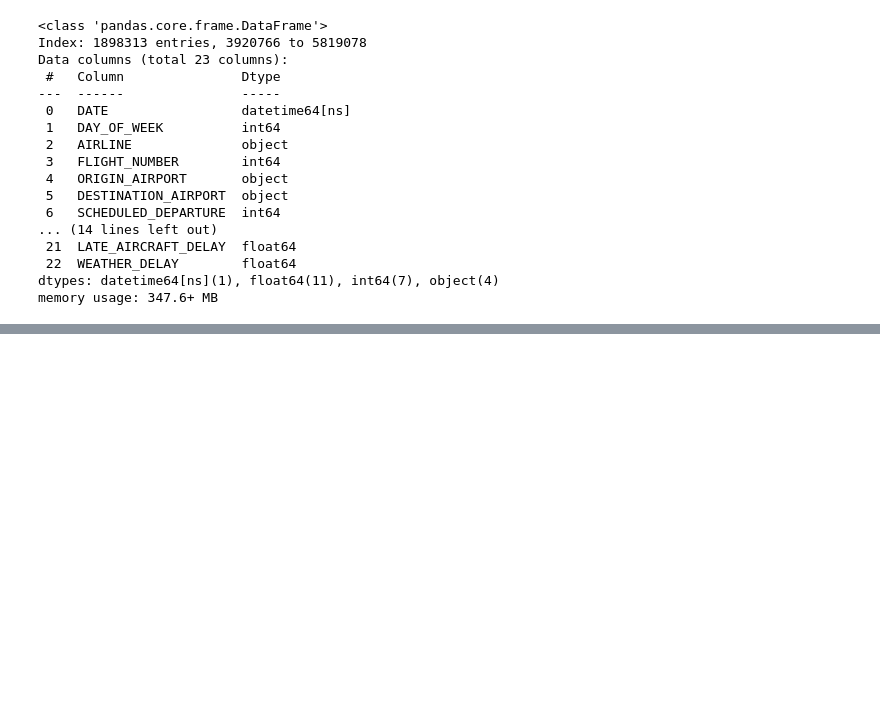
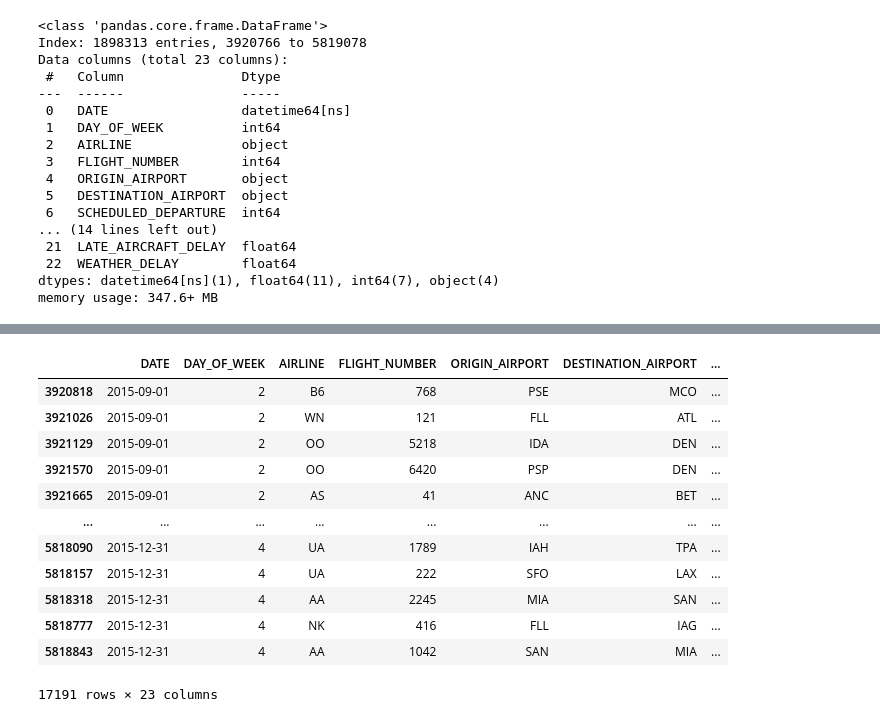
Before and after one commit to dmusili/airlineproject1, a Jupyter notebook: Third_Quarter_Flights.ipynb, the cells around one changed output, grey strips where cells are left out. Saved outputs shown, nothing was run; the diff lists cells and outputs as text; code cells hidden in the pictures; blank space fills up the shorter version.

```diff
--- a/Third_Quarter_Flights.ipynb
+++ b/Third_Quarter_Flights.ipynb
@@ -130,0 +200,16 @@ Name: count, Length: 920, dtype: int64
+# %%
+third_quarter.loc[third_quarter['CANCELLED'] >= 1]
+# %% [output]
+|  | DATE | DAY_OF_WEEK | AIRLINE | FLIGHT_NUMBER | ORIGIN_AIRPORT | DESTINATION_AIRPORT | ... |
+| 3920818 | 2015-09-01 | 2 | B6 | 768 | PSE | MCO | ... |
+| 3921026 | 2015-09-01 | 2 | WN | 121 | FLL | ATL | ... |
+| 3921129 | 2015-09-01 | 2 | OO | 5218 | IDA | DEN | ... |
+| 3921570 | 2015-09-01 | 2 | OO | 6420 | PSP | DEN | ... |
+| 3921665 | 2015-09-01 | 2 | AS | 41 | ANC | BET | ... |
+| ... | ... | ... | ... | ... | ... | ... | ... |
+| 5818090 | 2015-12-31 | 4 | UA | 1789 | IAH | TPA | ... |
+| 5818157 | 2015-12-31 | 4 | UA | 222 | SFO | LAX | ... |
+| 5818318 | 2015-12-31 | 4 | AA | 2245 | MIA | SAN | ... |
+| 5818777 | 2015-12-31 | 4 | NK | 416 | FLL | IAG | ... |
+| 5818843 | 2015-12-31 | 4 | AA | 1042 | SAN | MIA | ... |
+17191 rows × 23 columns
```
Also changed, not shown: parts of 8 cells of this notebook.
